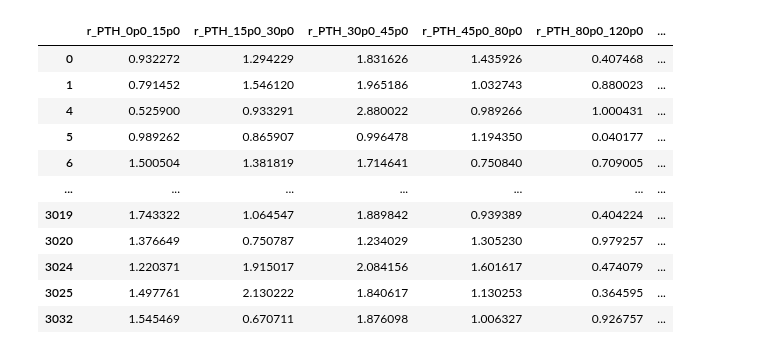
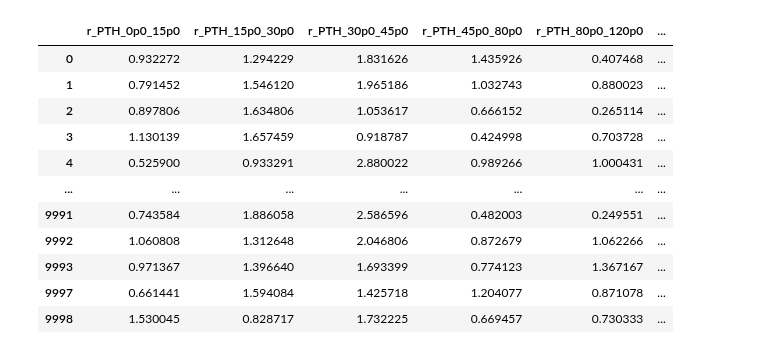
Before and after one commit to JaLuka98/flashggFinalFit, a Jupyter notebook: Replicas/corr_matrix/corr_matrix_simultan.ipynb, the cells around one changed output. Saved outputs shown, nothing was run; the diff lists cells and outputs as text; code cells hidden in the pictures.

```diff
--- a/Replicas/corr_matrix/corr_matrix_simultan.ipynb
+++ b/Replicas/corr_matrix/corr_matrix_simultan.ipynb
@@ -252,14 +255,14 @@ def create_json_trimmed(variable_, toyDir_, pois_untrimmed_, poi_list_, subfolde
 # %%
 def create_json_untrimmed_per_variable(variable_, toyDir_, poi_list_, extra_name=""):
     # Loop through all fit directories (fit_0, fit_1, etc.)
-    if not os.path.exists(f'pois_untrimmed_{variable_}{extra_name}.json'):
+    if not os.path.exists(f'/t3home/niharrin/devel/work/t35/CMSSW_14_1_0_pre4/src/flashggFinalFit/Replicas/corr_matrix/pois_untrimmed_{variable_}{extra_name}.json'):
         pois = pois_untrimmed(toyDir_, poi_list_)
         # Save the POIs to a JSON file
-        with open(f'pois_untrimmed_{variable_}{extra_name}.json', 'w') as f:
+        with open(f'/t3home/niharrin/devel/work/t35/CMSSW_14_1_0_pre4/src/flashggFinalFit/Replicas/corr_matrix/pois_untrimmed_{variable_}{extra_name}.json', 'w') as f:
             json.dump(pois, f)
     else:
         # Load the POIs from the JSON file
-        with open(f'pois_untrimmed_{variable_}{extra_name}.json', 'r') as f:
+        with open(f'/t3home/niharrin/devel/work/t35/CMSSW_14_1_0_pre4/src/flashggFinalFit/Replicas/corr_matrix/pois_untrimmed_{variable_}{extra_name}.json', 'r') as f:
             pois = json.load(f)
 
     return pois
@@ -346,7 +333,7 @@ main_dir = os.path.join(sample_dir, variable+"_RandomizeAux_separateDatasets", "
 # toyDir = os.path.join(main_dir, "toyFit")
 toyDir = os.path.join(main_dir, "bootstrapFit")
 
-poi_list_PTJ0 = ["r_PTJ0_0p0_30p0", "r_PTJ0_30p0_75p0", "r_PTJ0_75p0_120p0", "r_PTJ0_120p0_200p0", "r_PTJ0_200p0_10000p0"]
+poi_list_PTJ0 = ["r_PTJ0_30p0_75p0", "r_PTJ0_75p0_120p0", "r_PTJ0_120p0_200p0", "r_PTJ0_200p0_10000p0"]
 
 pois_untrimmed_PTJ0 = create_json_untrimmed_per_variable(variable, toyDir, poi_list_PTJ0)
 pois_PTJ0 = create_json_trimmed(variable, toyDir, pois_untrimmed_PTJ0, poi_list_PTJ0, subfolder_=f"SL_{variable}")
@@ -396,73 +366,106 @@ df_rapidity = pd.DataFrame(pois_rapidity)
 # %%
 df_PTH_untrimmed = pd.DataFrame(pois_untrimmed_PTH)
 df_NJ_untrimmed = pd.DataFrame(pois_untrimmed_NJ)
+df_PTJ0_untrimmed = pd.DataFrame(pois_untrimmed_PTJ0)
+df_DPhiJ0J1_untrimmed = pd.DataFrame(pois_untrimmed_DPhiJ0J1)
+df_rapidity_untrimmed = pd.DataFrame(pois_untrimmed_rapidity)
 mask_pth_untrimmed = (df_PTH_untrimmed != -999).all(axis=1)
 mask_nj_untrimmed = (df_NJ_untrimmed != -999).all(axis=1)
-valid_rows_untrimmed = mask_pth_untrimmed & mask_nj_untrimmed
+mask_PTJ0_untrimmed = (df_PTJ0_untrimmed != -999).all(axis=1)
+mask_DPhiJ0J1_untrimmed = (df_DPhiJ0J1_untrimmed != -999).all(axis=1)
+mask_rapidity_untrimmed = (df_rapidity_untrimmed != -999).all(axis=1)
+valid_rows_untrimmed = mask_pth_untrimmed & mask_nj_untrimmed & mask_PTJ0_untrimmed & mask_DPhiJ0J1_untrimmed & mask_rapidity_untrimmed
 df_PTH_clean_untrimmed = df_PTH_untrimmed[valid_rows_untrimmed]
 df_NJ_clean_untrimmed = df_NJ_untrimmed[valid_rows_untrimmed]
+df_PTJ0_clean_untrimmed = df_PTJ0_untrimmed[valid_rows_untrimmed]
+df_DPhiJ0J1_clean_untrimmed = df_DPhiJ0J1_untrimmed[valid_rows_untrimmed]
+df_rapidity_clean_untrimmed = df_rapidity_untrimmed[valid_rows_untrimmed]
 # %%
-
-# --- Step 1: Identify rows WITHOUT -999 in either DataFrame ---
-# # Mask for df_PTH (True = valid, False = -999)
-mask_pth = (df_PTH != -999).all(axis=1)
+# # --- Step 1: Identify rows WITHOUT -999 in either DataFrame ---
+# Mask for df_PTH (True = valid, False = -999)
+# mask_pth = (df_PTH != -999).all(axis=1)
+mask_pth = (df_PTH_untrimmed != -999).all(axis=1)
 
 # # Mask for df_NJ (True = valid, False = -999)
-mask_nj = (df_NJ != -999).all(axis=1)
+# mask_nj = (df_NJ != -999).all(axis=1)
+mask_nj = (df_NJ_untrimmed != -999).all(axis=1)
 
 # # Mask for df_PTJ0 (True = valid, False = -999)
-mask_ptj0 = (df_PTJ0 != -999).all(axis=1)
+# mask_ptj0 = (df_PTJ0 != -999).all(axis=1)
+mask_ptj0 = (df_PTJ0_untrimmed != -999).all(axis=1)
 
 # # Mask for df_DPhiJ0J1 (True = valid, False = -999)
-mask_DPhiJ0J1 = (df_DPhiJ0J1 != -999).all(axis=1)
+# mask_DPhiJ0J1 = (df_DPhiJ0J1 != -999).all(axis=1)
+mask_DPhiJ0J1 = (df_DPhiJ0J1_untrimmed != -999).all(axis=1)
 
-# # Mask for df_rapidity (True = valid, False = -999)
-mask_rapidity = (df_rapidity != -999).all(axis=1)
+# Mask for df_rapidity (True = valid, False = -999)
+# mask_rapidity = (df_rapidity != -999).all(axis=1)
+mask_rapidity = (df_rapidity_untrimmed != -999).all(axis=1)
 
 # Combined mask (keep only rows valid in BOTH DataFrames)
-valid_rows = mask_pth & mask_nj & mask_ptj0 & mask_DPhiJ0J1 & mask_rapidity
+# valid_rows = mask_pth & mask_nj & mask_ptj0 & mask_DPhiJ0J1 & mask_rapidity
+valid_rows = mask_pth & mask_nj & mask_DPhiJ0J1 & mask_rapidity
+# valid_rows = mask_pth & mask_nj & mask_ptj0 & mask_DPhiJ0J1
+# valid_rows = mask_DPhiJ0J1 & mask_rapidity
+# valid_rows = mask_pth & mask_nj & mask_rapidity & mask_ptj0
+
+# print(mask_pth.sum())
+# print(mask_nj.sum())
+# print(mask_rapidity.sum())
+# print(mask_ptj0.sum())
+# print(mask_DPhiJ0J1.sum())
 # valid_rows = mask_pth & mask_nj & mask_rapidity
 
 # --- Step 2: Filter DataFrames ---
-df_PTH_clean = df_PTH[valid_rows]
-df_NJ_clean = df_NJ[valid_rows]
-df_PTJ0_clean = df_PTJ0[valid_rows]
-df_DPhiJ0J1_clean = df_DPhiJ0J1[valid_rows]
-df_rapidity_clean = df_rapidity[valid_rows]
+# df_PTH_clean = df_PTH[valid_rows]
+# df_NJ_clean = df_NJ[valid_rows]
+# df_PTJ0_clean = df_PTJ0[valid_rows]
+# df_DPhiJ0J1_clean = df_DPhiJ0J1[valid_rows]
+# df_rapidity_clean = df_rapidity[valid_rows]
+
+df_PTH_clean = df_PTH_untrimmed[valid_rows]
+df_NJ_clean = df_NJ_untrimmed[valid_rows]
+df_PTJ0_clean = df_PTJ0_untrimmed[valid_rows]
+df_DPhiJ0J1_clean = df_DPhiJ0J1_untrimmed[valid_rows]
+df_rapidity_clean = df_rapidity_untrimmed[valid_rows]
 
 # --- Step 3: Compute Correlation Matrix ---
 # Combine columns (now aligned and cleaned)
-df_combined = pd.concat([df_PTH_clean, df_DPhiJ0J1_clean, df_NJ_clean, df_PTJ0_clean, df_rapidity_clean], axis=1)
+# df_combined = pd.concat([df_PTH_clean, df_DPhiJ0J1_clean, df_NJ_clean, df_PTJ0_clean, df_rapidity_clean], axis=1)
+df_combined = pd.concat([df_PTH_clean, df_DPhiJ0J1_clean, df_NJ_clean, df_rapidity_clean], axis=1)
+# df_combined = pd.concat([df_PTH_clean, df_NJ_clean], axis=1)
 # df_combined = pd.concat([df_PTH_clean, df_NJ_clean, df_rapidity_clean], axis=1)
-# df_combined = pd.concat([df_PTH_clean, df_PTJ0_clean, df_NJ_clean], axis=1)
+# df_combined = pd.concat([df_PTH_clean, df_NJ_clean, df_rapidity_clean], axis=1)
+# df_combined = pd.concat([df_PTH_clean, df_NJ_clean, df_PTJ0_clean, df_DPhiJ0J1_clean, df_rapidity_clean], axis=1)
+# df_combined = pd.concat([df_DPhiJ0J1_clean, df_rapidity_clean], axis=1)
 
 
 # Calculate full correlation matrix
 # mask = df_combined["r_PTH_45p0_80p0"] > 2
 # corr_matrix = df_combined[mask].corr()
 corr_matrix = df_combined.corr()
 
 # # Extract cross-correlations (PTH vs. NJ bins)
 # pth_cols = df_PTH.columns
 # nj_cols = df_NJ.columns
 # ptj0_cols = df_PTJ0.columns
 # print(ptj0_cols)
 # cross_corr = corr_matrix.loc[pth_cols, nj_cols, ptj0_cols]
 
 # print("Correlation Matrix (Excluding Rows with -999):")
 # print(cross_corr)
 
 df_combined
 # %% [output]
 |  | r_PTH_0p0_15p0 | r_PTH_15p0_30p0 | r_PTH_30p0_45p0 | r_PTH_45p0_80p0 | r_PTH_80p0_120p0 | ... |
 | 0 | 0.932272 | 1.294229 | 1.831626 | 1.435926 | 0.407468 | ... |
 | 1 | 0.791452 | 1.546120 | 1.965186 | 1.032743 | 0.880023 | ... |
+| 2 | 0.897806 | 1.634806 | 1.053617 | 0.666152 | 0.265114 | ... |
+| 3 | 1.130139 | 1.657459 | 0.918787 | 0.424998 | 0.703728 | ... |
 | 4 | 0.525900 | 0.933291 | 2.880022 | 0.989266 | 1.000431 | ... |
-| 5 | 0.989262 | 0.865907 | 0.996478 | 1.194350 | 0.040177 | ... |
-| 6 | 1.500504 | 1.381819 | 1.714641 | 0.750840 | 0.709005 | ... |
 | ... | ... | ... | ... | ... | ... | ... |
-| 3019 | 1.743322 | 1.064547 | 1.889842 | 0.939389 | 0.404224 | ... |
-| 3020 | 1.376649 | 0.750787 | 1.234029 | 1.305230 | 0.979257 | ... |
-| 3024 | 1.220371 | 1.915017 | 2.084156 | 1.601617 | 0.474079 | ... |
-| 3025 | 1.497761 | 2.130222 | 1.840617 | 1.130253 | 0.364595 | ... |
-| 3032 | 1.545469 | 0.670711 | 1.876098 | 1.006327 | 0.926757 | ... |
+| 9991 | 0.743584 | 1.886058 | 2.586596 | 0.482003 | 0.249551 | ... |
+| 9992 | 1.060808 | 1.312648 | 2.046806 | 0.872679 | 1.062266 | ... |
+| 9993 | 0.971367 | 1.396640 | 1.693399 | 0.774123 | 1.367167 | ... |
+| 9997 | 0.661441 | 1.594084 | 1.425718 | 1.204077 | 0.871078 | ... |
+| 9998 | 1.530045 | 0.828717 | 1.732225 | 0.669457 | 0.730333 | ... |
```
Also changed, not shown: parts of 19 cells of this notebook, 10 other files.
